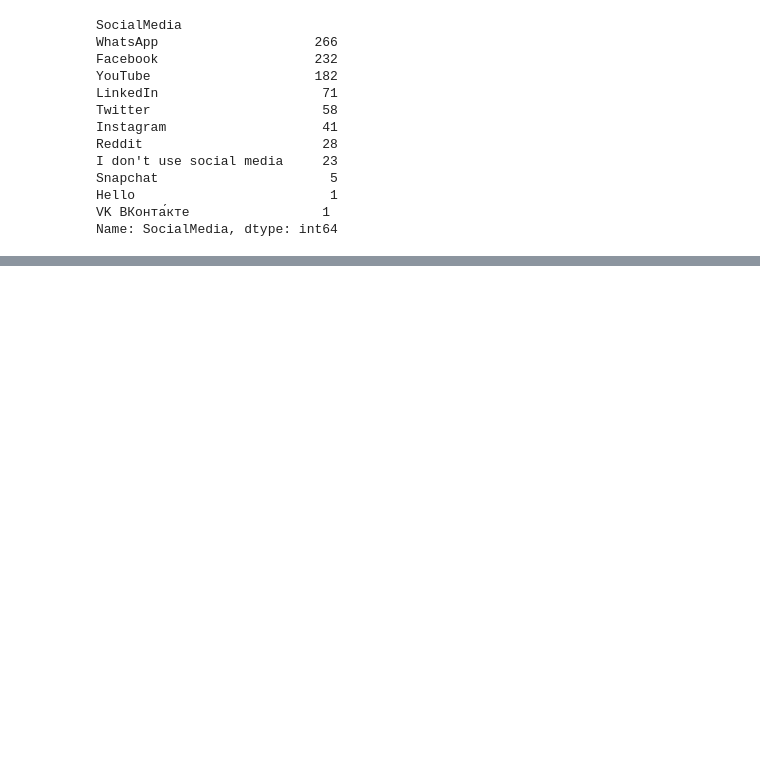
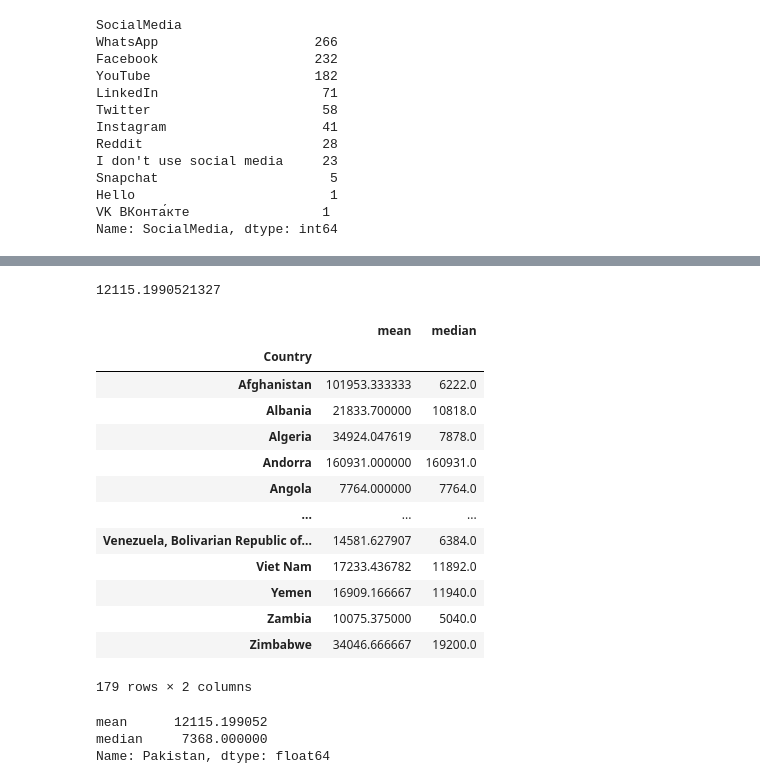
Before and after one commit to TechieBalu/Guide-To-Advance-Python-Concepts, a Jupyter notebook: Pandas by Corey Schafer/8- Aggregation and Grouping.ipynb, the cells around one changed output, grey strips where cells are left out. Saved outputs shown, nothing was run; the diff lists cells and outputs as text; code cells hidden in the pictures; blank space fills up the shorter version.

```diff
--- a/Pandas by Corey Schafer/8- Aggregation and Grouping.ipynb
+++ b/Pandas by Corey Schafer/8- Aggregation and Grouping.ipynb
@@ -282,0 +303,32 @@ Name: SocialMedia, dtype: int64
+# %%
+# What if we want to check the mean salary of Pakistan
+country_grp["ConvertedComp"].mean().loc["Pakistan"]
+
+# we are able to apply loc operator on it because our groupby column in acting as a index here
+# %% [output]
+12115.1990521327
+# %%
+#  let's say we want to applu multiple aggregate function
+
+country_grp["ConvertedComp"].agg([np.mean,np.median])
+# %% [output]
+|  | mean | median |
+| Country |  |  |
+| Afghanistan | 101953.333333 | 6222.0 |
+| Albania | 21833.700000 | 10818.0 |
+| Algeria | 34924.047619 | 7878.0 |
+| Andorra | 160931.000000 | 160931.0 |
+| Angola | 7764.000000 | 7764.0 |
+| ... | ... | ... |
+| Venezuela, Bolivarian Republic of... | 14581.627907 | 6384.0 |
+| Viet Nam | 17233.436782 | 11892.0 |
+| Yemen | 16909.166667 | 11940.0 |
+| Zambia | 10075.375000 | 5040.0 |
+| Zimbabwe | 34046.666667 | 19200.0 |
+179 rows × 2 columns
+# %%
+country_grp["ConvertedComp"].agg([np.mean,np.median]).loc["Pakistan"]
+# %% [output]
+mean      12115.199052
+median     7368.000000
+Name: Pakistan, dtype: float64
```
Also changed, not shown: parts of 13 cells of this notebook.
